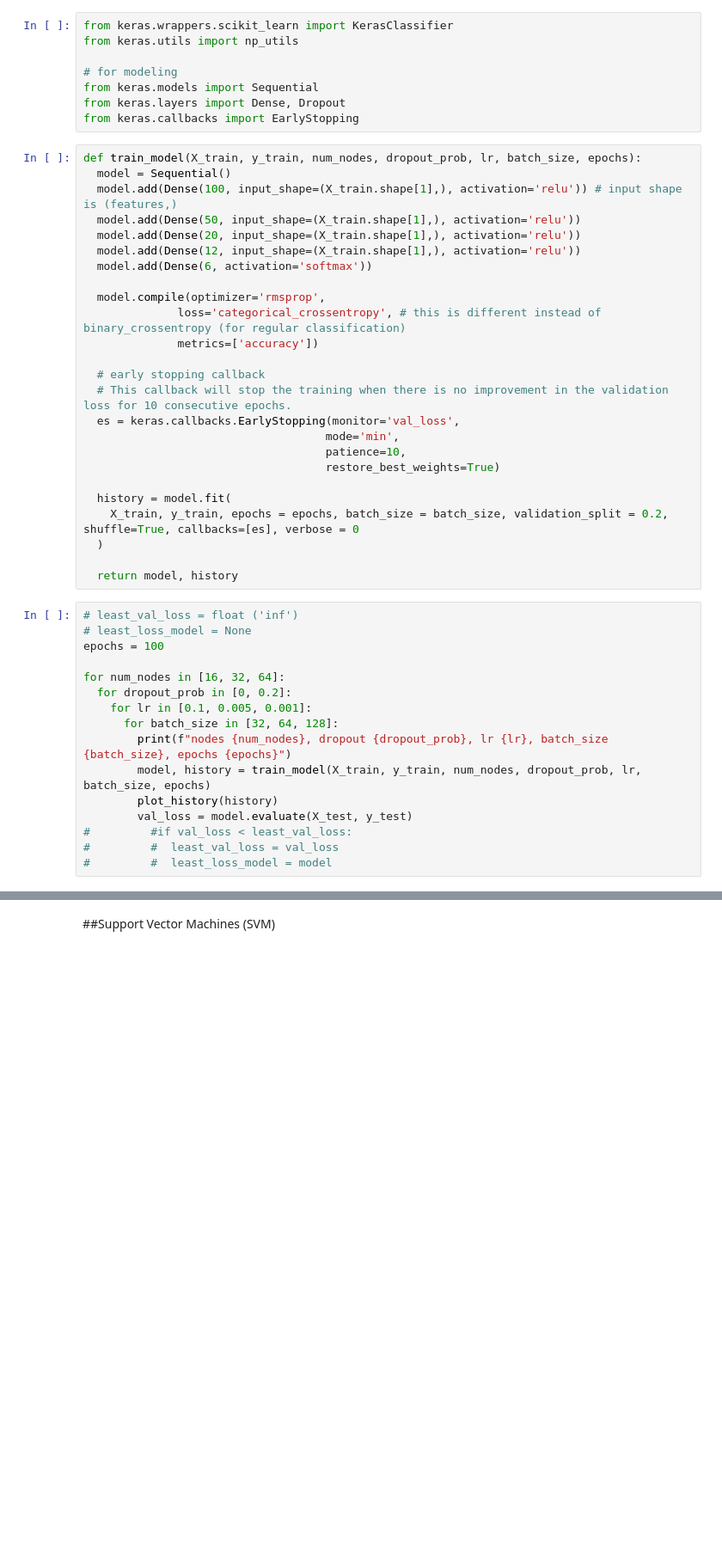
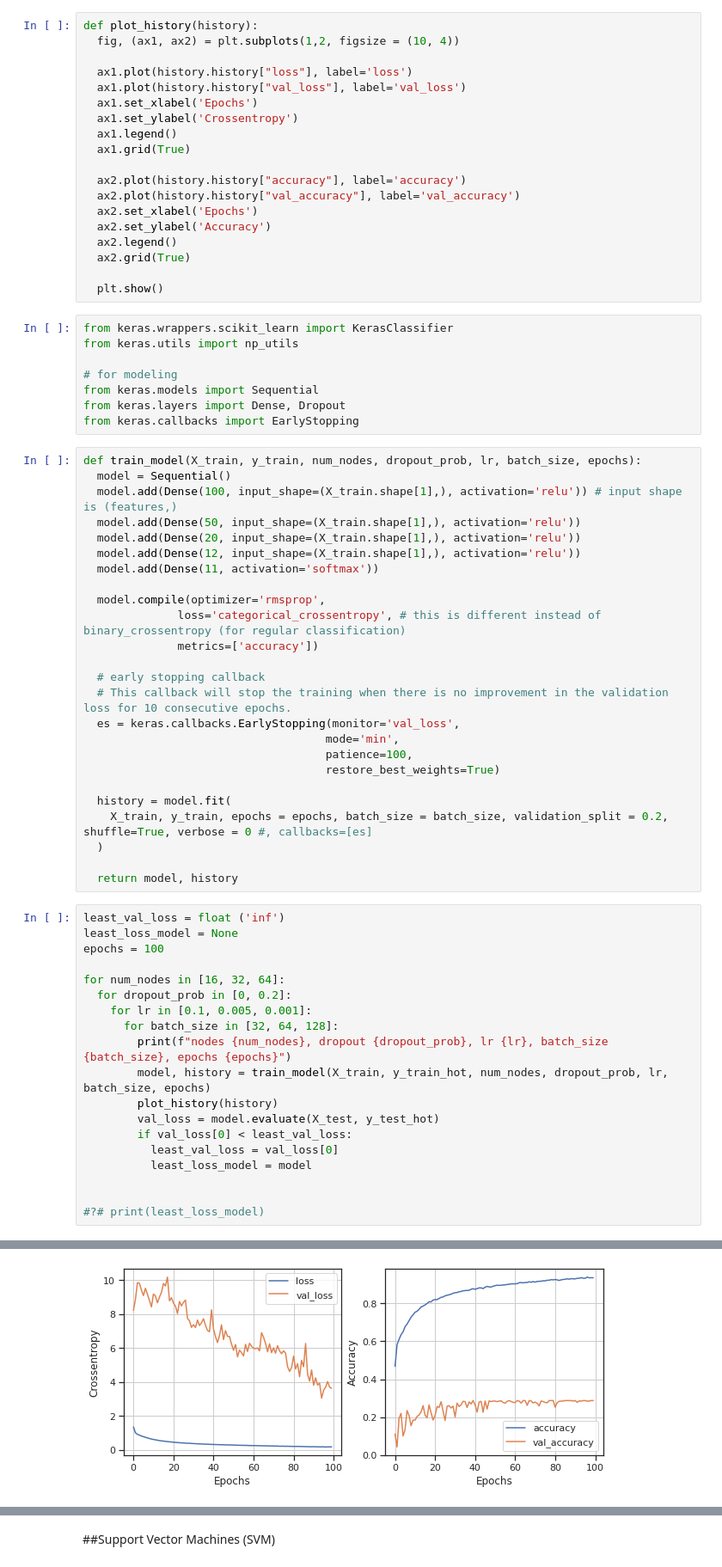
Before and after one commit to Farzini/ML-Project, a Jupyter notebook: wine-pred.ipynb, the cells around one changed output, grey strips where cells are left out. Shown at 86% size. Saved outputs shown, nothing was run; the diff lists cells and outputs as text; blank space fills up the shorter version.

```diff
--- a/wine-pred.ipynb
+++ b/wine-pred.ipynb
@@ -458,3 +449,22 @@ def plot_history(history):
+# %%
+def plot_history(history):
+  fig, (ax1, ax2) = plt.subplots(1,2, figsize = (10, 4))
+
+  ax1.plot(history.history["loss"], label='loss')
+  ax1.plot(history.history["val_loss"], label='val_loss')
+  ax1.set_xlabel('Epochs')
+  ax1.set_ylabel('Crossentropy')
+  ax1.legend()
+  ax1.grid(True)
+
+  ax2.plot(history.history["accuracy"], label='accuracy')
+  ax2.plot(history.history["val_accuracy"], label='val_accuracy')
+  ax2.set_xlabel('Epochs')
+  ax2.set_ylabel('Accuracy')
+  ax2.legend()
+  ax2.grid(True)
+
+  plt.show()
 # %%
 from keras.wrappers.scikit_learn import KerasClassifier
 from keras.utils import np_utils
@@ -470,7 +480,7 @@ def train_model(X_train, y_train, num_nodes, dropout_prob, lr, batch_size, epoch
   model.add(Dense(50, input_shape=(X_train.shape[1],), activation='relu'))
   model.add(Dense(20, input_shape=(X_train.shape[1],), activation='relu'))
   model.add(Dense(12, input_shape=(X_train.shape[1],), activation='relu'))
-  model.add(Dense(6, activation='softmax'))
+  model.add(Dense(11, activation='softmax'))
 
   model.compile(optimizer='rmsprop',
               loss='categorical_crossentropy', # this is different instead of binary_crossentropy (for regular classification)
@@ -480,29 +490,33 @@ def train_model(X_train, y_train, num_nodes, dropout_prob, lr, batch_size, epoch
   # This callback will stop the training when there is no improvement in the validation loss for 10 consecutive epochs.
   es = keras.callbacks.EarlyStopping(monitor='val_loss',
                                     mode='min',
-                                    patience=10,
+                                    patience=100,
                                     restore_best_weights=True)
 
   history = model.fit(
-    X_train, y_train, epochs = epochs, batch_size = batch_size, validation_split = 0.2, shuffle=True, callbacks=[es], verbose = 0
+    X_train, y_train, epochs = epochs, batch_size = batch_size, validation_split = 0.2, shuffle=True, verbose = 0 #, callbacks=[es]
   )
 
   return model, history
 # %%
-# least_val_loss = float ('inf')
-# least_loss_model = None
+least_val_loss = float ('inf')
+least_loss_model = None
 epochs = 100
 
 for num_nodes in [16, 32, 64]:
   for dropout_prob in [0, 0.2]:
     for lr in [0.1, 0.005, 0.001]:
       for batch_size in [32, 64, 128]:
         print(f"nodes {num_nodes}, dropout {dropout_prob}, lr {lr}, batch_size {batch_size}, epochs {epochs}")
-        model, history = train_model(X_train, y_train, num_nodes, dropout_prob, lr, batch_size, epochs)
+        model, history = train_model(X_train, y_train_hot, num_nodes, dropout_prob, lr, batch_size, epochs)
         plot_history(history)
-        val_loss = model.evaluate(X_test, y_test)
-#         #if val_loss < least_val_loss:
-#         #  least_val_loss = val_loss
-#         #  least_loss_model = model
+        val_loss = model.evaluate(X_test, y_test_hot)
+        if val_loss[0] < least_val_loss:
+          least_val_loss = val_loss[0]
+          least_loss_model = model
+
+
+#?# print(least_loss_model)
 # %% [output]
 nodes 16, dropout 0, lr 0.1, batch_size 32, epochs 100
+[figure, added]
```
Also changed, not shown: parts of 12 cells of this notebook.
